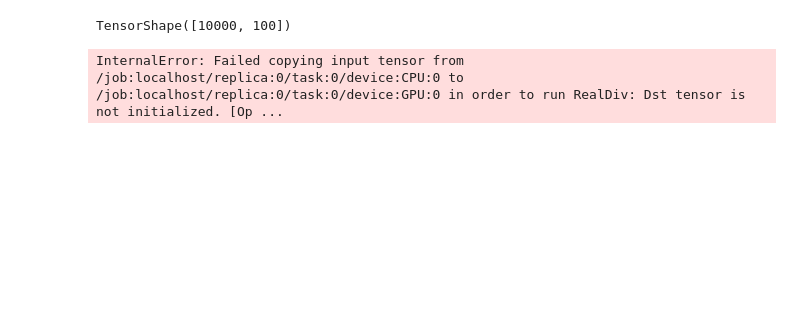
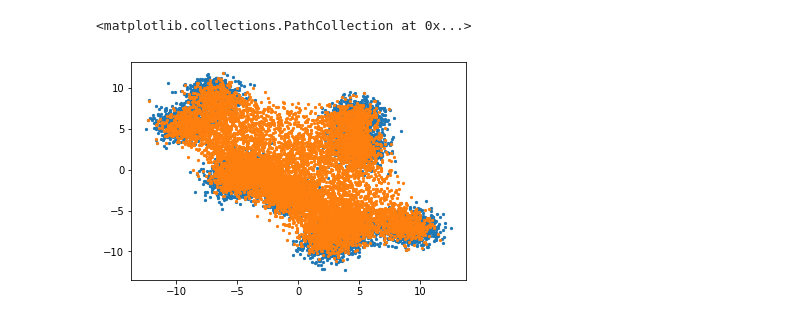
Before and after one commit to timsainb/AVGN, a Jupyter notebook: notebooks/birdsong/bengalese_finch_example/test_chi_sq.ipynb, the cells around one changed output. Cells and saved outputs as stored; diff of their text form; code cells hidden in the pictures; blank space fills up the shorter version.

```diff
--- a/notebooks/birdsong/bengalese_finch_example/test_chi_sq.ipynb
+++ b/notebooks/birdsong/bengalese_finch_example/test_chi_sq.ipynb
@@ -19,13 +21,16 @@ chsq = Chi2(df=1/batch_size)
+# %%
+z,_ = make_blobs(centers = 10, n_samples = batch_size, n_features = nz)
+z = tf.convert_to_tensor(z, dtype=tf.float32)
 # %%
-z = tf.random.uniform(shape=(batch_size, nz))
-z.shape
+#z = tf.random.uniform(shape=(batch_size, nz))
+#z.shape
-# %% [output]
-TensorShape([10000, 100])
 # %%
 ip = chsq.sample((z.shape[0], z.shape[0]))
 ip = ip / tf.reduce_sum(ip, axis=0)
 zi = tf.transpose(tf.tensordot(tf.transpose(z), ip, axes=1))
-# %% [output]
-InternalError: Failed copying input tensor from /job:localhost/replica:0/task:0/device:CPU:0 to /job:localhost/replica:0/task:0/device:GPU:0 in order to run RealDiv: Dst tensor is not initialized. [Op ...
 # %%
-plt.scatter(z.numpy()[:,0], z.numpy()[:,1])
+plt.scatter(z.numpy()[:,0], z.numpy()[:,1], alpha = 1, s=5)
+plt.scatter(zi.numpy()[:,0], zi.numpy()[:,1], alpha = 1, s=5)
+# %% [output]
+<matplotlib.collections.PathCollection at 0x...>
+[figure, added]
```
Also changed, not shown: parts of 7 cells of this notebook, 21 other files.
